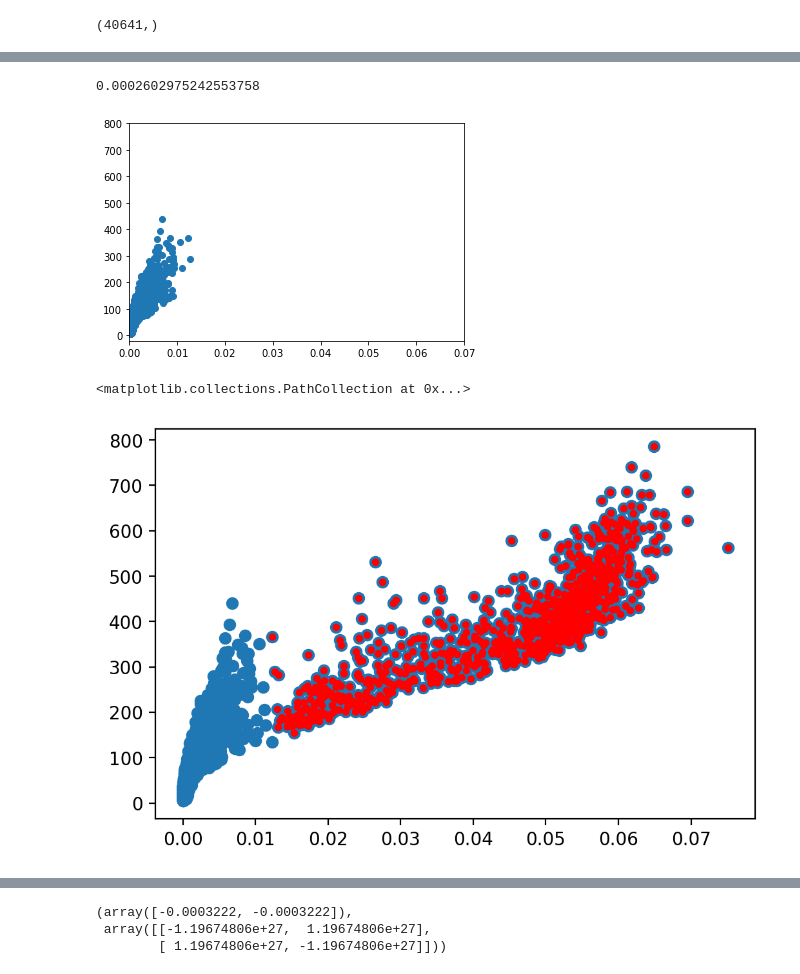
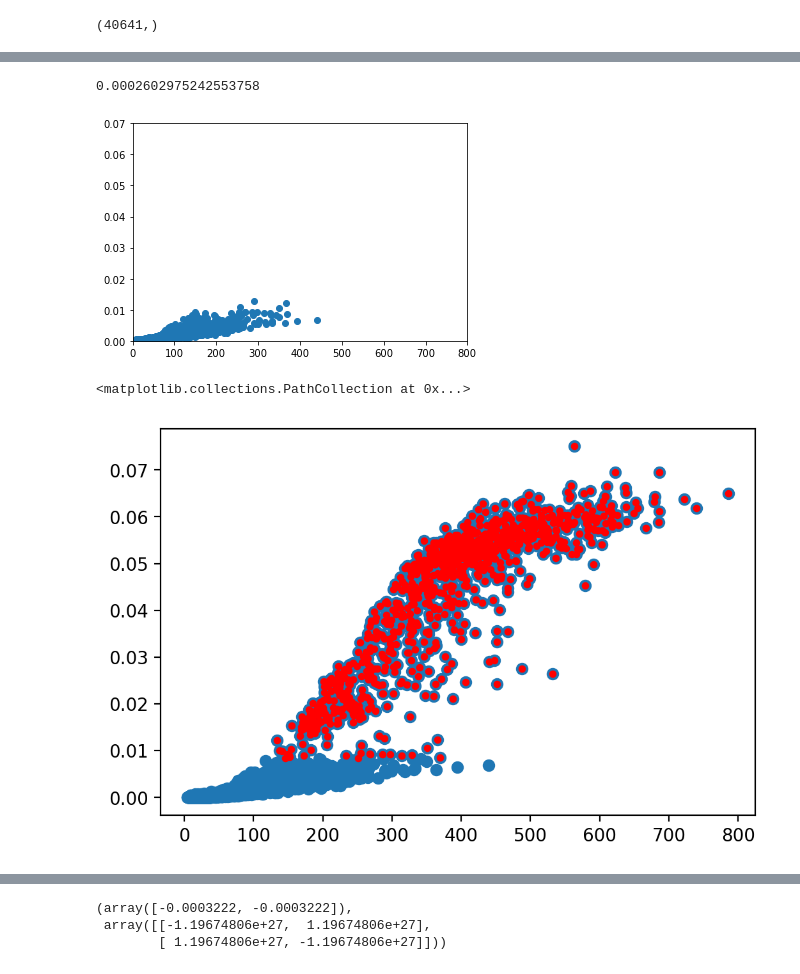
Before and after one commit to Kayzi0/ExplainBlobs, a Jupyter notebook: regression.ipynb, the cells around one changed output, grey strips where cells are left out. Saved outputs shown, nothing was run; the diff lists cells and outputs as text; code cells hidden in the pictures.

Commit message:
switched plot axes

```diff
--- a/regression.ipynb
+++ b/regression.ipynb
@@ -104,25 +104,25 @@ plt.scatter(x,y, s = 10, c = 'r')
 # %%
 fig = plt.figure()
-plt.scatter(np.delete(scores, ind), np.delete(blob_areas, ind))
-plt.xlim([0, 0.07])
-plt.ylim([-20, 800])
+plt.scatter(np.delete(blob_areas, ind), np.delete(scores, ind))
+plt.xlim([0, 800])
+plt.ylim([0, 0.07])
 
 np.mean(np.delete(scores, ind))
 # %% [output]
 0.0002602975242553758
-[figure, old version]
+[figure, new version]
 # %%
-quant = np.quantile(scores, 1 - 1/41)
+quant = np.quantile(scores, 1 - 1/40)
 z = np.where(scores > quant)[0]
 x = scores[z]
 y = blob_areas[z]
 fig = plt.figure()
 fig.set_dpi(200)
-plt.scatter(scores, blob_areas)
-plt.scatter(x,y, s = 10,  c='r')
+plt.scatter(blob_areas, scores)
+plt.scatter(y,x, s = 10,  c='r')
 # %% [output]
 <matplotlib.collections.PathCollection at 0x...>
-[figure, old version]
+[figure, new version]
 # %%
 import plotly
 import plotly.express as px
```
Also changed, not shown: parts of 7 cells of this notebook.
